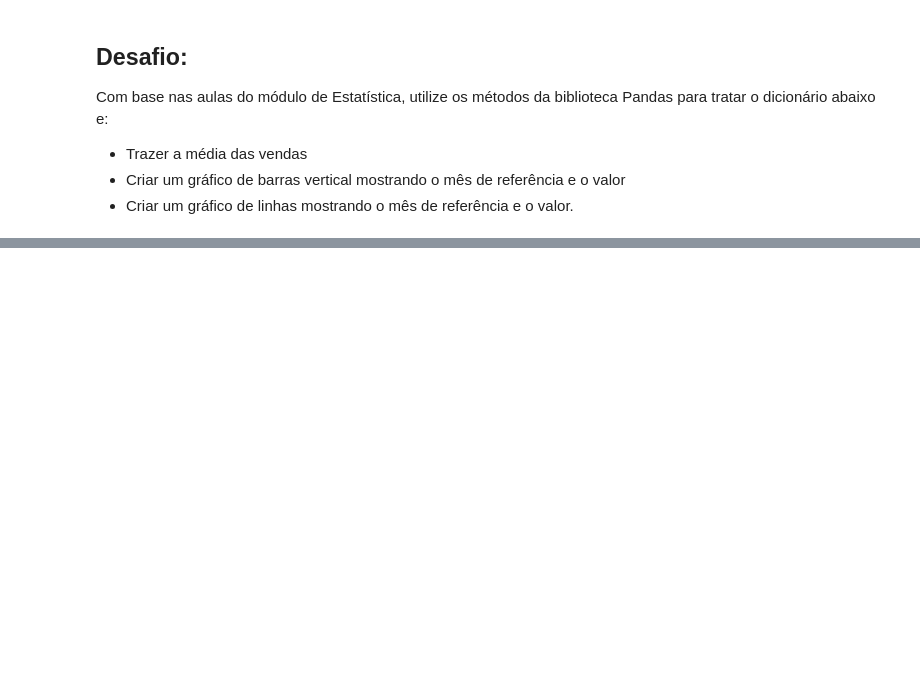
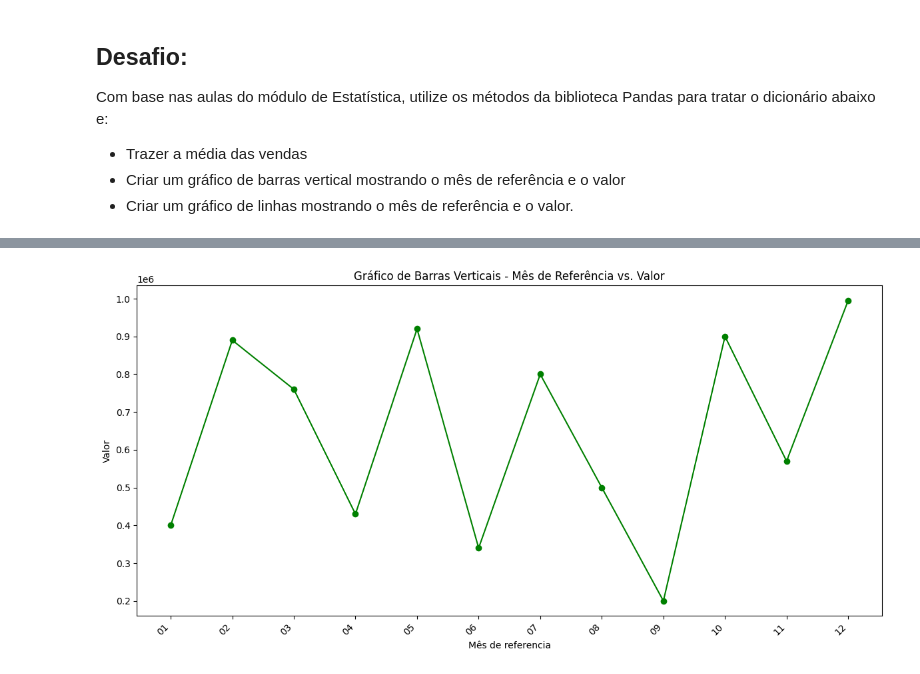
Before and after one commit to MarcosGray/ia-challenge-estatistica-marcos, a Jupyter notebook: challenge-level-2.ipynb, the cells around one changed output, grey strips where cells are left out. Cells and saved outputs as stored; diff of their text form; code cells hidden in the pictures; blank space fills up the shorter version.

```diff
--- a/challenge-level-2.ipynb
+++ b/challenge-level-2.ipynb
@@ -80,0 +76,18 @@ df_faturamento
+# %%
+# Cria gráficos de barras verticais
+plt.figure(figsize=(12, 6))
+plt.plot(df_faturamento['mes'], df_faturamento['valor'], marker='o', linestyle='-', color='green')
+
+# Adiciona rótulo e títulos
+plt.xlabel('Mês de referencia')
+plt.ylabel('Valor')
+plt.title('Gráfico de Barras Verticais - Mês de Referência vs. Valor')
+
+# Rotaciona os rótulos do eixo x
+plt.xticks(rotation=45, ha='right')
+
+# Exibe o gráfico
+plt.tight_layout()
+plt.show()
+# %% [output]
+[figure, added]
```
Also changed, not shown: parts of 9 cells of this notebook, 2 other files.
